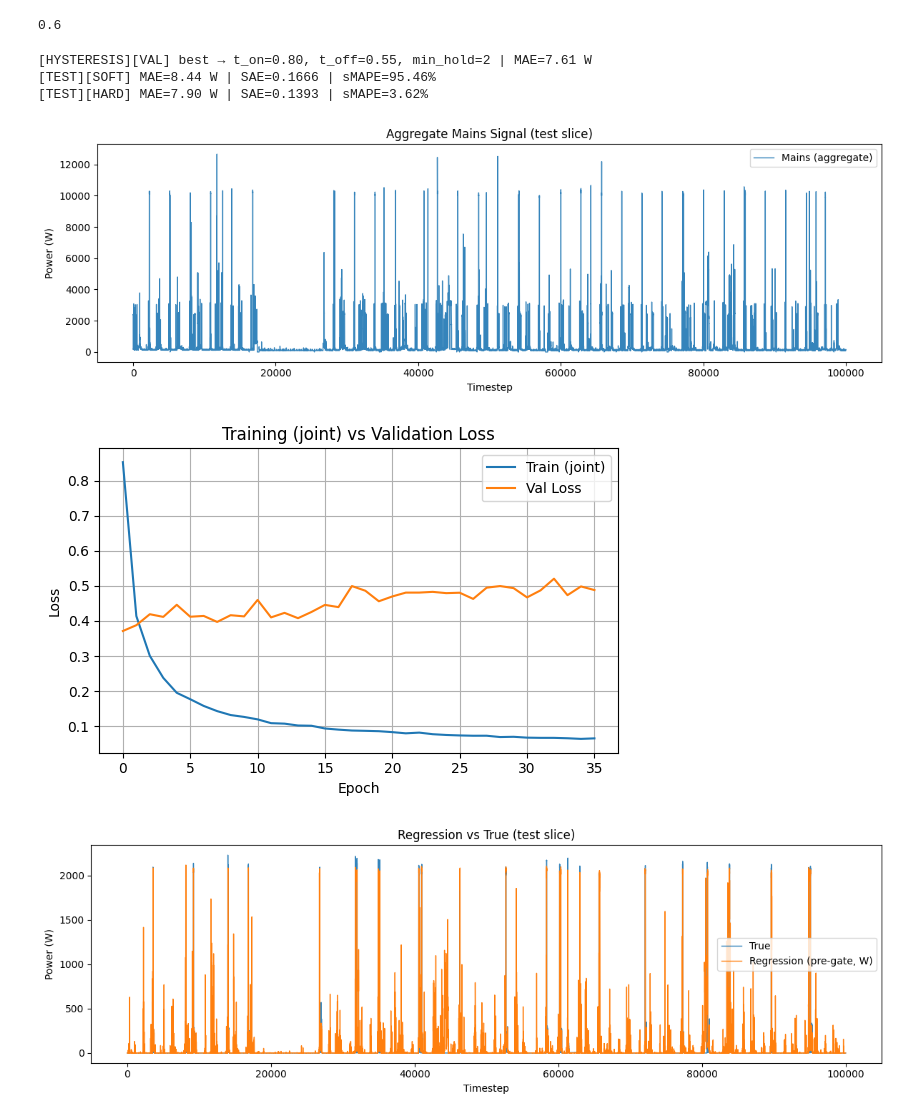
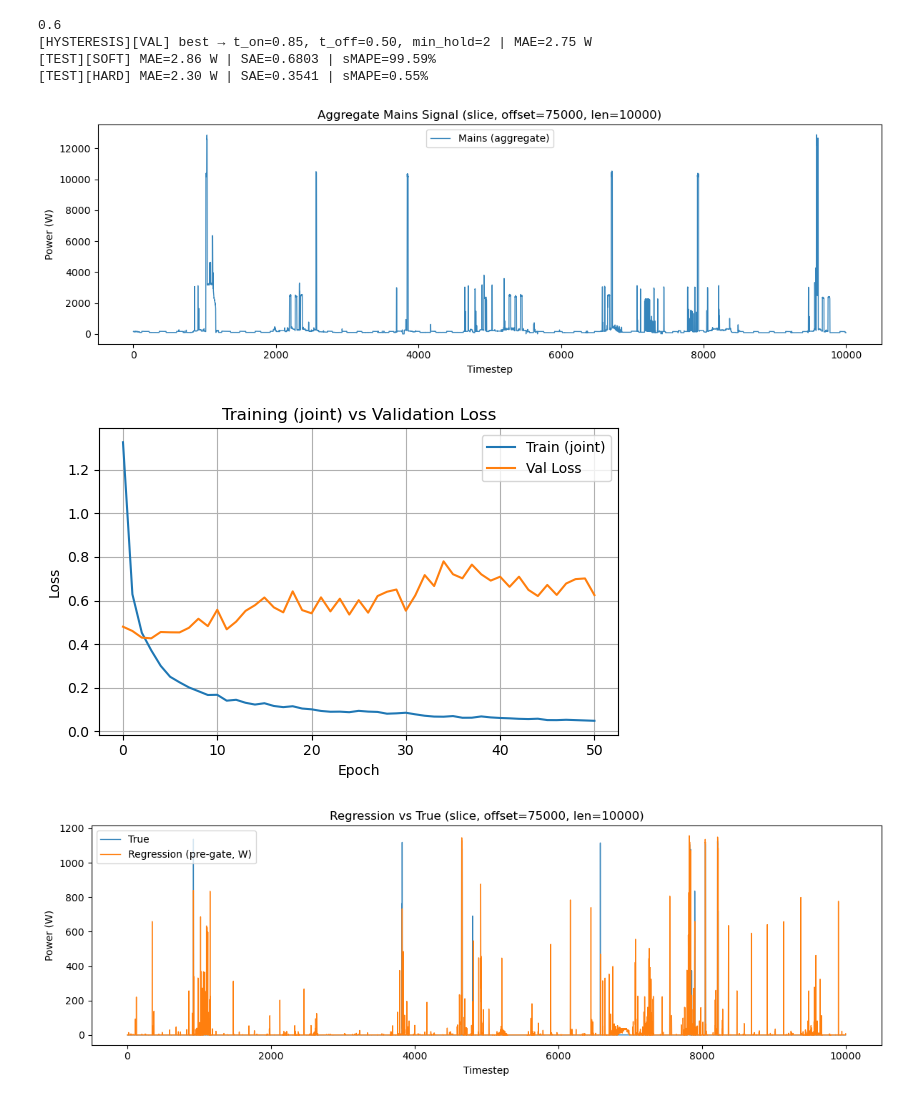
Before and after one commit to Rcpersico/SGN_NILM, a Jupyter notebook: notebook_training.ipynb, the cells around one changed output. Cells and saved outputs as stored; diff of their text form; code cells hidden in the pictures.

Commit message:
most recent code, works well with all appliances

```diff
--- a/notebook_training.ipynb
+++ b/notebook_training.ipynb
@@ -4,9 +4,9 @@
 # =========================
 CONFIG = {
     "data": {
-        "csv_path":      r"C:\\Users\\rcper\\Desktop\\SGN_NILM2\\refit_data\\CLEAN_House2.csv",
-        "appliance_col": "Appliance2",
-        "max_rows":      750000,
+        "csv_path":      r"C:\\Users\\rcper\\OneDrive\Desktop\\Research\\Research(2025)\DSM_and_NILM\SGN_NILM\\refit_data\\CLEAN_House2.csv",
+        "appliance_col": "Appliance5",
+        "max_rows":      600000,
         "resample_rule": "30s",
         "train_split":   0.70,  # 70% train, 15% val, 15% test
         "val_split":     0.85,
@@ -18,7 +18,7 @@ CONFIG = {
         "cls_stride":    1,
     },
     "optim": {
-        "batch_size": 32,
+        "batch_size": 64,
         "lr":         1e-3,
         "patience":   10,
         "min_delta":  0.0,
@@ -45,7 +45,7 @@ CONFIG = {
     "labels": {
         "on_threshold": 30.0,
         "off_threshold": 22.0,
-        "min_hold": 3,
+        "min_hold": 1,
     },
     "early_stopping_pretrain": {
         "reg_es_patience": 5,
@@ -89,6 +91,7 @@ mains_all, target_all, ts_all = load_house_csv(
     appliance_col=CONFIG["data"]["appliance_col"],
     max_rows=CONFIG["data"]["max_rows"],
     resample_rule=CONFIG["data"]["resample_rule"],
+    skip_steps=475000,
 )
 print(f"Loaded {len(mains_all)} samples for {CONFIG['data']['appliance_col']}")
 
@@ -263,35 +299,38 @@ print(f"[TEST][SOFT] MAE={mae_soft:.2f} W | SAE={sae_soft:.4f} | sMAPE={smape(y_
 print(f"[TEST][HARD] MAE={mae_hard:.2f} W | SAE={sae_hard:.4f} | sMAPE={smape(y_true, power_hard_w):.2f}%")
 # %% [output]
 0.6
+[HYSTERESIS][VAL] best → t_on=0.85, t_off=0.50, min_hold=2 | MAE=2.75 W
+[TEST][SOFT] MAE=2.86 W | SAE=0.6803 | sMAPE=99.59%
+[TEST][HARD] MAE=2.30 W | SAE=0.3541 | sMAPE=0.55%
-[HYSTERESIS][VAL] best → t_on=0.80, t_off=0.55, min_hold=2 | MAE=7.61 W
-[TEST][SOFT] MAE=8.44 W | SAE=0.1666 | sMAPE=95.46%
-[TEST][HARD] MAE=7.90 W | SAE=0.1393 | sMAPE=3.62%
 # %%
+
 # =========================
 # PLOTS
 # =========================
 PLOT_CFG = {
     "enable_training_curve": True,
     "show_regression": True,
     "show_soft": True,
     "show_hard": True,
-    "test_plot_len": 100000,
+    "test_plot_len": 10000,
     "on_threshold_for_plot": 15.0,  # for binary true_on curve in hard plot
+    "offset": 75000
 }
 
 
+offset = PLOT_CFG.get("offset", 0)
+N = min(PLOT_CFG["test_plot_len"], len(y_true) - offset)
 
-
-N = min(PLOT_CFG["test_plot_len"], len(y_true))
-
-plot_mains(mains_test, N=N, show=True)
+plot_mains(mains_test, N=N, offset=offset, show=True)
 plot_training_curves(results, enable=PLOT_CFG["enable_training_curve"])
-plot_reg_vs_true(y_true, reg_w, N=N, show=PLOT_CFG["show_regression"])
-plot_soft(y_true, power_soft_w, N=N, show=PLOT_CFG["show_soft"])
-plot_hard(y_true, power_hard_w, gate_hard,
-          on_threshold=PLOT_CFG["on_threshold_for_plot"],
-          N=N, show=PLOT_CFG["show_hard"])
+plot_reg_vs_true(y_true, reg_w, N=N, offset=offset, show=PLOT_CFG["show_regression"])
+plot_soft(y_true, power_soft_w, N=N, offset=offset, show=PLOT_CFG["show_soft"])
+plot_hard(
+    y_true, power_hard_w, gate_hard,
+    on_threshold=PLOT_CFG["on_threshold_for_plot"],
+    N=N, offset=offset, show=PLOT_CFG["show_hard"]
+)
 # %% [output]
-[figure, old version]
+[figure, new version]
-[figure, old version]
+[figure, new version]
-[figure, old version]
+[figure, new version]
```
Also changed, not shown: parts of 6 cells of this notebook, 4 other files.
